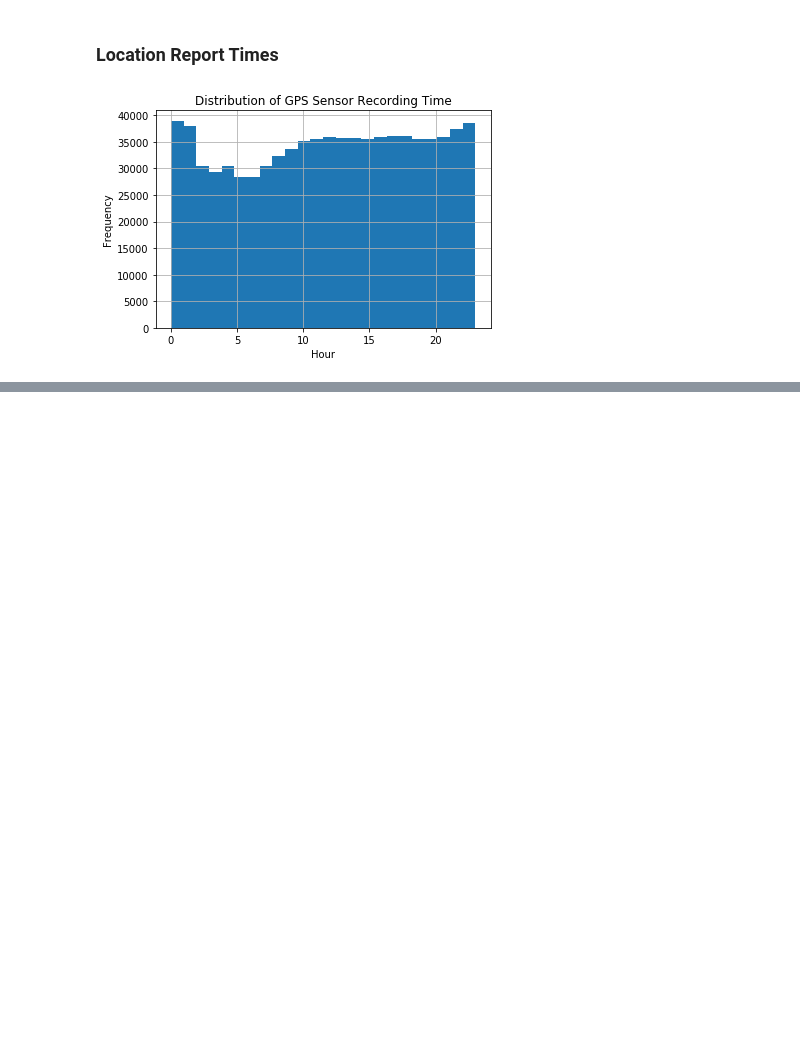
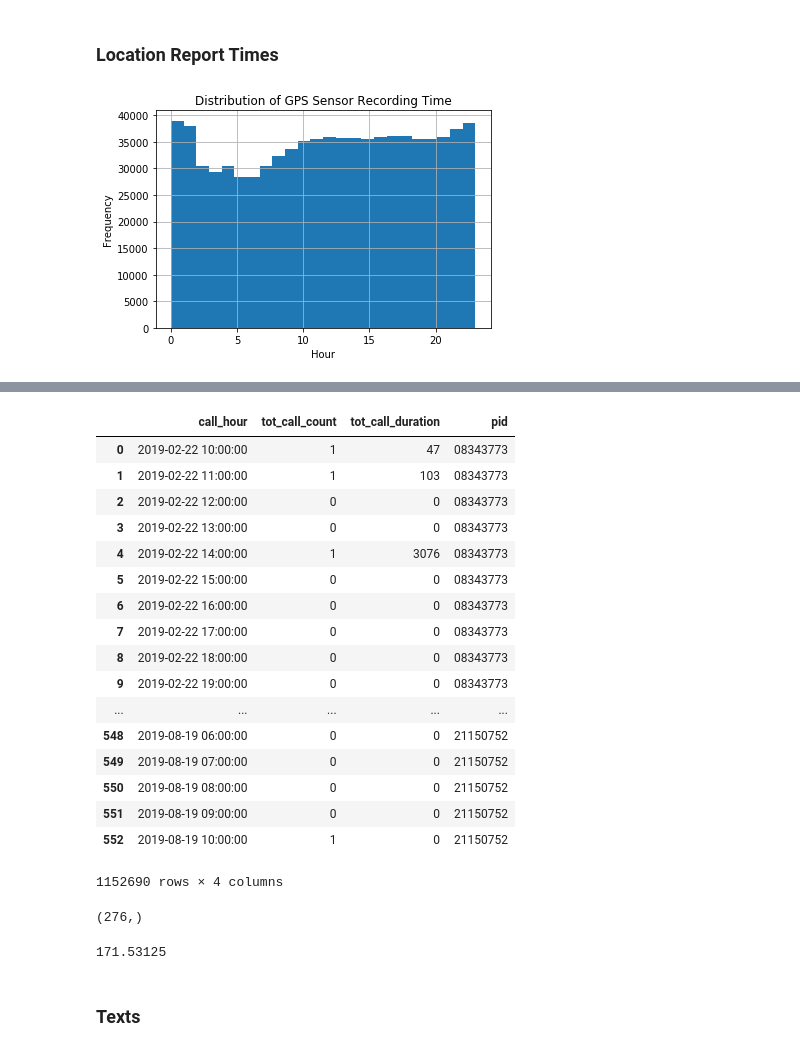
Before and after one commit to tliu526/lifesense, a Jupyter notebook: lifesense_exploration_wave1.ipynb, the cells around one changed output, grey strips where cells are left out. Saved outputs shown, nothing was run; the diff lists cells and outputs as text; code cells hidden in the pictures; blank space fills up the shorter version.

```diff
--- a/lifesense_exploration_wave1.ipynb
+++ b/lifesense_exploration_wave1.ipynb
@@ -925,0 +1413,25 @@ plt.show()
+# %%
+cal_hr = cal_hr.reset_index()
+# %%
+def build_cal_hr(pid):
+    print(pid)
+    cal_df = pd.read_pickle("data_pull/pdk-phone-calls/{}.df".format(pid))
+    if cal_df.shape[0] < 1:
+        return
+    cal_df = format_time(cal_df)
+
+    cal_df['adj_call_ts'] = cal_df['call_timestamp']+ (cal_df['timezone-offset']*1000)
+    cal_df['call_time'] = pd.to_datetime(cal_df['adj_call_ts'], unit='ms')
+    cal_df['call_hour'] = pd.to_datetime(cal_df['adj_call_ts'], unit='ms').dt.floor('H')
+
+    cal_hr = pd.DataFrame()
+    call_counts = cal_df.groupby(['hour'])['number'].count()
+    #call_counts = cal_df.groupby(['call_hour'])['number'].count()
+    cal_hr['tot_call_count'] = call_counts.resample('1H').sum()
+    call_dur = cal_df.groupby(['hour'])['duration'].sum()
+    #call_dur = cal_df.groupby(['call_hour'])['duration'].sum()
+    cal_hr['tot_call_duration'] = call_dur.resample('1H').sum()
+
+    cal_hr = cal_hr.reset_index()
+    cal_hr['pid'] = pid
+    return cal_hr
@@ -925,0 +1446,8 @@ plt.show()
+# %%
+%%time
+
+import multiprocessing
+
+with multiprocessing.Pool(8) as pool:
+
+    cal_results = pool.map(build_cal_hr, wave1_ids)
@@ -925,0 +1472,5 @@ plt.show()
+# %%
+all_cal_df = pd.DataFrame()
+
+for df in cal_results:
+    all_cal_df = all_cal_df.append(df)
@@ -925,0 +1479,31 @@ plt.show()
+# %%
+all_cal_df.loc[all_cal)df['']]
+# %% [output]
+|  | call_hour | tot_call_count | tot_call_duration | pid |
+| 0 | 2019-02-22 10:00:00 | 1 | 47 | 08343773 |
+| 1 | 2019-02-22 11:00:00 | 1 | 103 | 08343773 |
+| 2 | 2019-02-22 12:00:00 | 0 | 0 | 08343773 |
+| 3 | 2019-02-22 13:00:00 | 0 | 0 | 08343773 |
+| 4 | 2019-02-22 14:00:00 | 1 | 3076 | 08343773 |
+| 5 | 2019-02-22 15:00:00 | 0 | 0 | 08343773 |
+| 6 | 2019-02-22 16:00:00 | 0 | 0 | 08343773 |
+| 7 | 2019-02-22 17:00:00 | 0 | 0 | 08343773 |
+| 8 | 2019-02-22 18:00:00 | 0 | 0 | 08343773 |
+| 9 | 2019-02-22 19:00:00 | 0 | 0 | 08343773 |
+| ... | ... | ... | ... | ... |
+| 548 | 2019-08-19 06:00:00 | 0 | 0 | 21150752 |
+| 549 | 2019-08-19 07:00:00 | 0 | 0 | 21150752 |
+| 550 | 2019-08-19 08:00:00 | 0 | 0 | 21150752 |
+| 551 | 2019-08-19 09:00:00 | 0 | 0 | 21150752 |
+| 552 | 2019-08-19 10:00:00 | 1 | 0 | 21150752 |
+1152690 rows × 4 columns
+# %%
+all_cal_df['pid'].unique().shape
+# %% [output]
+(276,)
+# %%
+1152690/24/280
+# %% [output]
+171.53125
+# %% [markdown]
+### Texts
```
Also changed, not shown: parts of 85 cells of this notebook, 4 other files.
